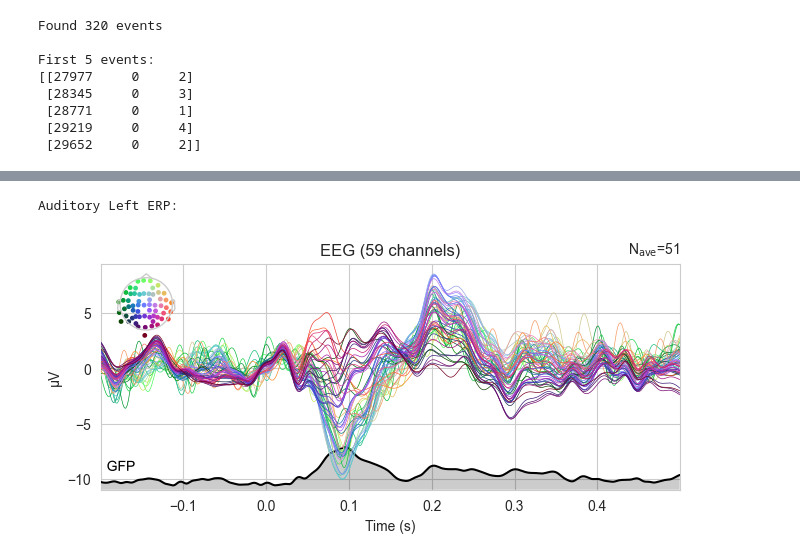
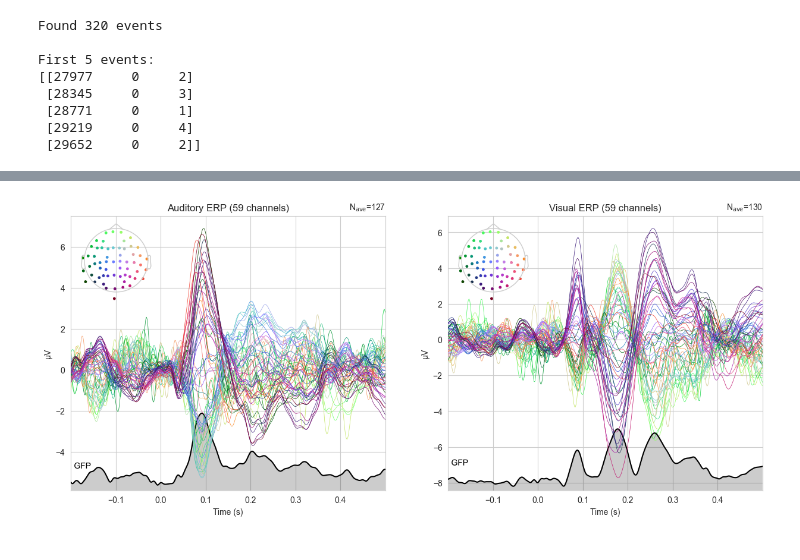
Before and after one commit to yibeisita/neuro-ai-playground, a Jupyter notebook: tutorials/03_time_domain/01_erp_analysis.ipynb, the cells around one changed output, grey strips where cells are left out. Cells and saved outputs as stored; diff of their text form; code cells hidden in the pictures.

```diff
--- a/tutorials/03_time_domain/01_erp_analysis.ipynb
+++ b/tutorials/03_time_domain/01_erp_analysis.ipynb
@@ -106,7 +99,7 @@ In MNE, events are stored as a numpy array with shape `(n_events, 3)`:
 - Column 1: Previous event value (usually 0)
 - Column 2: Event ID (what type of event)
 # %%
-events = mne.find_events(raw_clean, stim_channel='STI 014')
+events = mne.find_events(raw, stim_channel='STI 014')
 print(f"Found {len(events)} events")
 print(f"\nFirst 5 events:")
 print(events[:5])
@@ -120,12 +113,12 @@ First 5 events:
  [29219     0     4]
  [29652     0     2]]
 # %%
-# Define event IDs
+# Define event IDs (Mapping from the sample dataset)
 event_id = {
-    'auditory/left': 1,
-    'auditory/right': 2,
-    'visual/left': 3,
-    'visual/right': 4
+    'Auditory/Left': 1,
+    'Auditory/Right': 2,
+    'Visual/Left': 3,
+    'Visual/Right': 4
 }
 # %%
 # Count events per condition
@@ -199,9 +207,6 @@ Where:
 - After averaging N trials: SNR improves by $\sqrt{N}$
 - Example: 100 trials → SNR improved by 10×
 # %%
-# Compute ERPs for each condition
-
-evokeds = {}
-for condition in event_id.keys():
-    evokeds[condition] = compute_erp(epochs, condition=condition)
-    print(f"  {condition}: {len(epochs[condition])} trials averaged")
+# Average trials for Auditory vs Visual conditions
+evoked_auditory = epochs['Auditory'].average()
+evoked_visual = epochs['Visual'].average()
@@ -213,8 +255,25 @@ for condition in event_id.keys():
 # %%
-# Visualize auditory ERP
-print("\nAuditory Left ERP:")
-evokeds['auditory/left'].plot(spatial_colors=True, gfp=True)
+# Visualize auditory and visual  ERP
+fig, ax = plt.subplots(1, 2, figsize=(15, 6))
+
+# Plot Auditory ERP
+evoked_auditory.plot(
+    axes=ax[0],
+    titles='Auditory ERP',
+    spatial_colors=True,
+    gfp=True,
+    show=False
+)
+
+# Plot Visual ERP
+evoked_visual.plot(
+    axes=ax[1],
+    titles='Visual ERP',
+    spatial_colors=True,
+    gfp=True,
+    show=False
+)
+
 plt.show()
 # %% [output]
-Auditory Left ERP:
-[figure, old version]
+[figure, new version]
```
Also changed, not shown: parts of 51 cells of this notebook, 1 other file.
